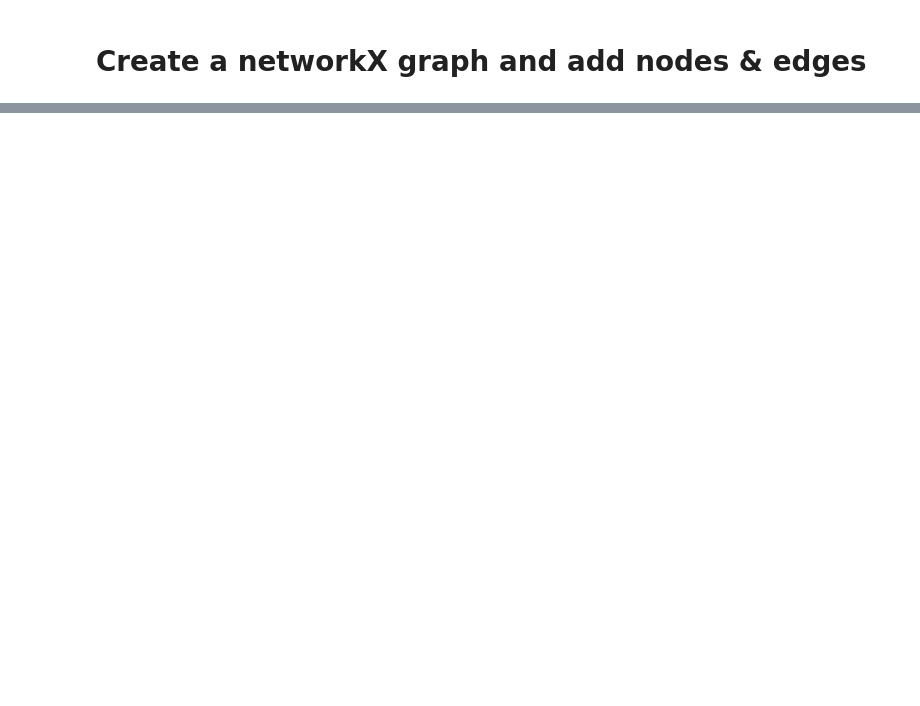
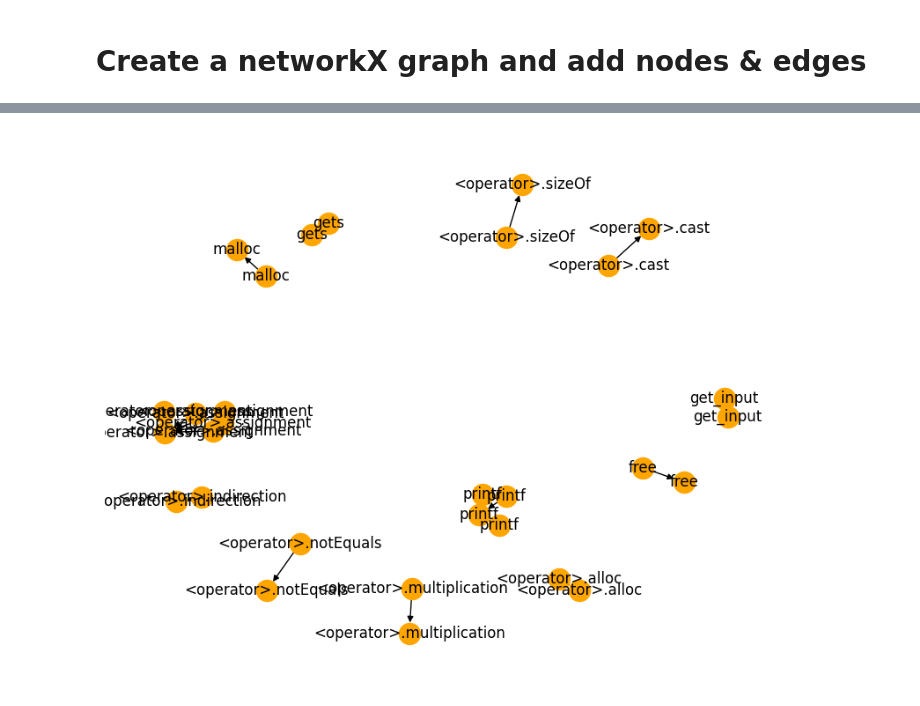
Before and after one commit to AndCplusplus/cpg_evaluation-SE, a Jupyter notebook: cpg_notebook.ipynb, the cells around one changed output, grey strips where cells are left out. Saved outputs shown, nothing was run; the diff lists cells and outputs as text; code cells hidden in the pictures; blank space fills up the shorter version.

```diff
--- a/cpg_notebook.ipynb
+++ b/cpg_notebook.ipynb
@@ -312,2 +146,6 @@ cpg_manipulation.visualize_graph(boflow_AST, 'NAME:string')
+# %%
+cpg_manipulation.visualize_graph(boflow_CALL, 'NAME:string')
+# %% [output]
+[figure, added]
 # %%
 cpg_manipulation.visualize_graph(boflow_AST, 'NAME:string')
```
Also changed, not shown: parts of 20 cells of this notebook.
